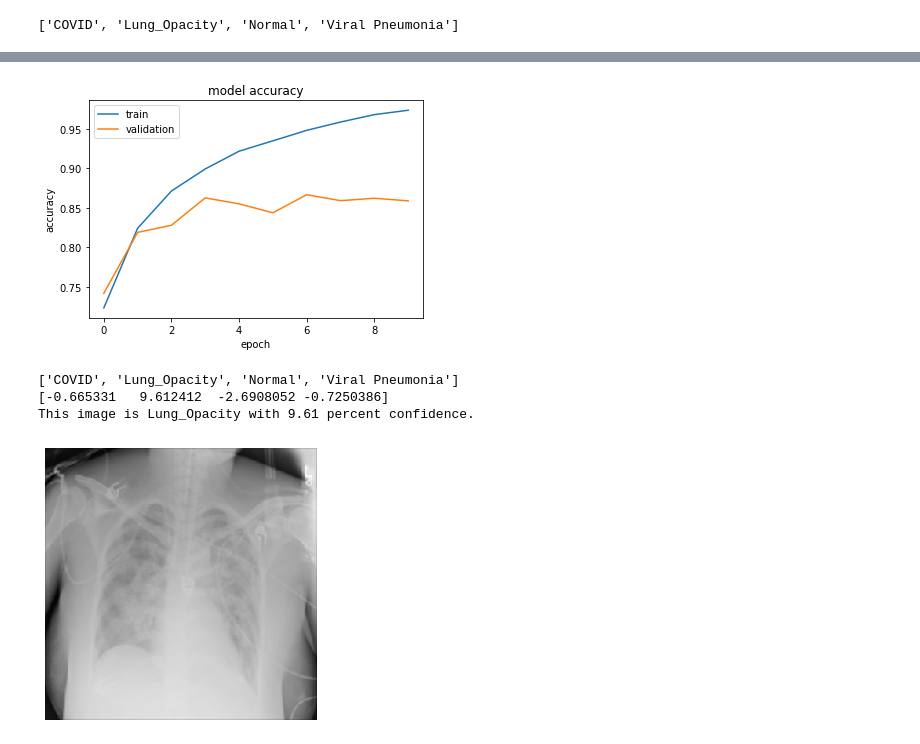
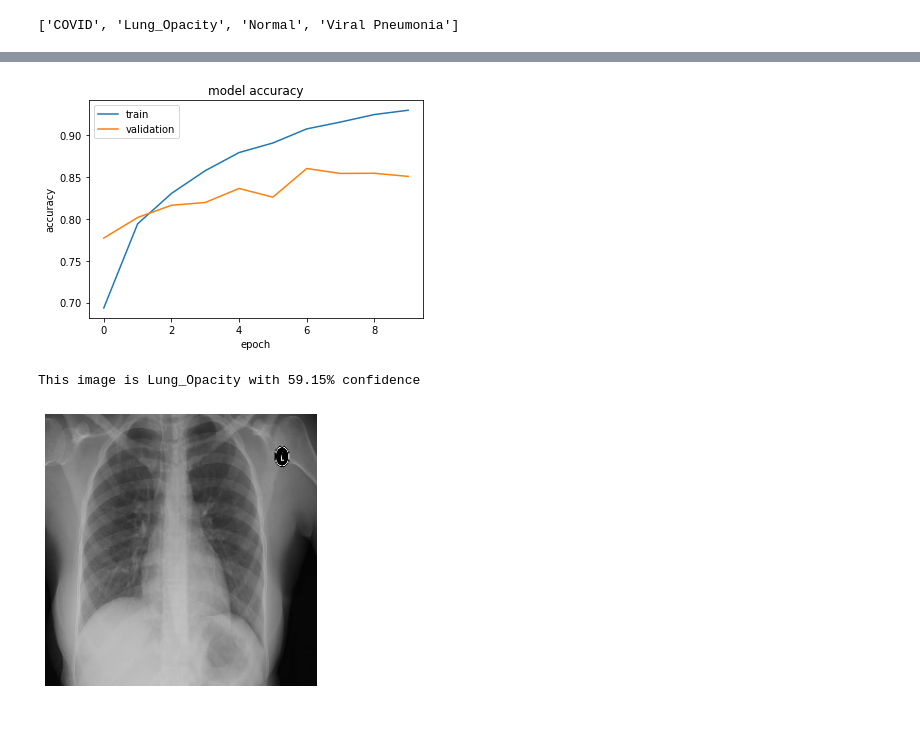
Before and after one commit to jmgaudet/image-processing-app, a Jupyter notebook: covid_19_project.ipynb, the cells around one changed output, grey strips where cells are left out. Drawn from its saved outputs; the diff is of its cells as text; code cells hidden in the pictures.

Commit message:
added some preprocessing and dropouts

```diff
--- a/covid_19_project.ipynb
+++ b/covid_19_project.ipynb
@@ -29,7 +31,7 @@ from glob import glob
 # %%
 PATH = '/Users/jeremygaudet/Downloads/COVID-19_Radiography_Dataset'
 BATCH_SIZE = 32
-IMAGE_SIZE = (224,224)
+IMAGE_SIZE = (256, 256)
 IMAGE_WIDTH = IMAGE_SIZE[0]
 IMAGE_HEIGHT = IMAGE_SIZE[1]
 NUM_CLASSES = 4
@@ -88,0 +95,12 @@ for image_batch, labels_batch in train_ds:
+# %%
+from keras import layers
+
+data_augmentation = keras.Sequential(
+  [
+    layers.experimental.preprocessing.RandomFlip("horizontal",
+                                                 input_shape=(IMAGE_HEIGHT,
+                                                              IMAGE_WIDTH,
+                                                              3)),
+    layers.experimental.preprocessing.RandomContrast(0.02, seed=1337),
+  ]
+)
@@ -92,9 +122,8 @@ AUTOTUNE = tf.data.AUTOTUNE
 train_ds = train_ds.cache().prefetch(buffer_size=AUTOTUNE)
 val_ds = val_ds.cache().prefetch(buffer_size=AUTOTUNE)
 # %%
-from tensorflow.keras import layers
-
 model = tf.keras.Sequential([
+    data_augmentation,
     layers.experimental.preprocessing.Rescaling(1./255),
     layers.Conv2D(32, 3, activation='relu'),
     layers.MaxPooling2D(),
@@ -102,6 +131,7 @@ model = tf.keras.Sequential([
     layers.MaxPooling2D(),
     layers.Conv2D(32, 3, activation='relu'),
     layers.MaxPooling2D(),
+    layers.Dropout(0.2),
     layers.Flatten(),
     layers.Dense(128, activation='relu'),
     layers.Dense(NUM_CLASSES)
@@ -150,35 +204,32 @@ def plot_hist(hist):
 
 plot_hist(hist)
 # %% [output]
-[figure, old version]
+[figure, new version]
 # %%
-test_image_path = "/Users/jeremygaudet/Downloads/COVID-19_Radiography_Dataset/Lung_Opacity/Lung_Opacity-10.png"
+# test_image_path = "/Users/jeremygaudet/Downloads/istockphoto-173883249-612x612.jpg"
+# test_image_path = "/Users/jeremygaudet/Downloads/c3-1-e1586266398823.jpg.webp"
+test_image_path = "/Users/jeremygaudet/Downloads/normal-lung-xray-15x10-by-Yale-Rosen.jpg"
 
-img = keras.preprocessing.image.load_img(test_image_path, target_size=(IMAGE_WIDTH,IMAGE_HEIGHT,3))
+img = keras.preprocessing.image.load_img(test_image_path, target_size=(IMAGE_WIDTH, IMAGE_HEIGHT, 3))
 
 # Plot image
 plt.figure(figsize=(5, 5))
 plt.imshow(img)
 plt.axis("off")
 
+# Load a model
+# model_256 = keras.models.load_model('covid_lung_model.h5')
+
 # Preprocess image
 img_array = keras.preprocessing.image.img_to_array(img)
 img_array = tf.expand_dims(img_array, 0)  # Create batch axis
 # Make predictions on images
 predictions = model.predict(img_array)
-score = predictions[0]
+score = tf.nn.softmax(predictions[0])
 # Get index for highest confidence class
 idx = np.argmax(score)
 
-print(CLASS_NAMES)
-print(score)
-
-print(
-    "This image is %s with %.2f percent confidence."
-    % (str(CLASS_NAMES[idx]), score[idx])
-)
+print(f'This image is {CLASS_NAMES[idx]} with {score[idx]*100:0.2f}% confidence')
 # %% [output]
-['COVID', 'Lung_Opacity', 'Normal', 'Viral Pneumonia']
-[-0.665331   9.612412  -2.6908052 -0.7250386]
-This image is Lung_Opacity with 9.61 percent confidence.
+This image is Lung_Opacity with 59.15% confidence
-[figure, old version]
+[figure, new version]
```
Also changed, not shown: parts of 11 cells of this notebook, 1 other file.
